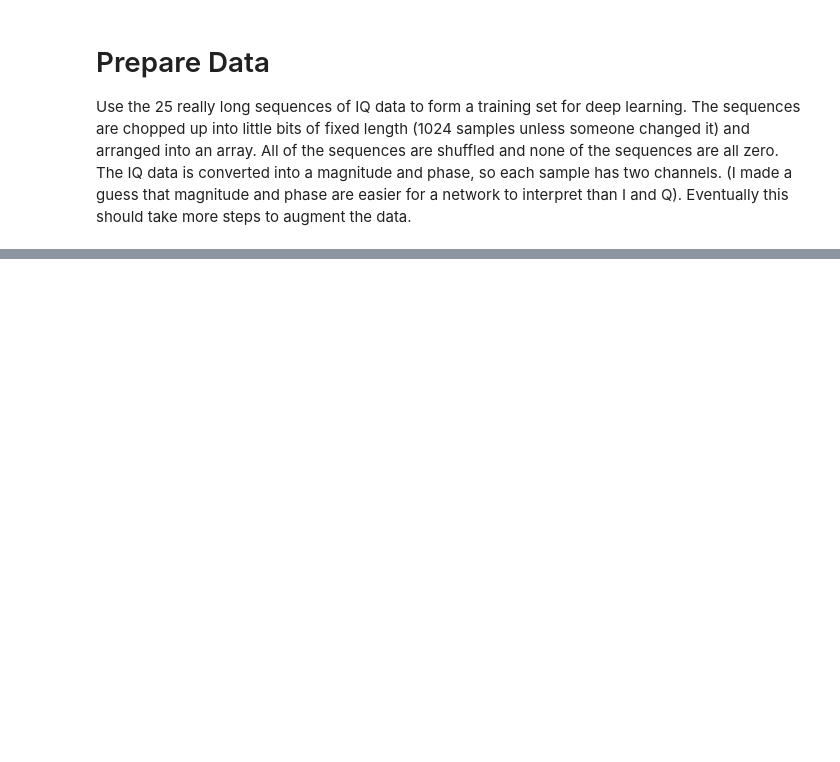
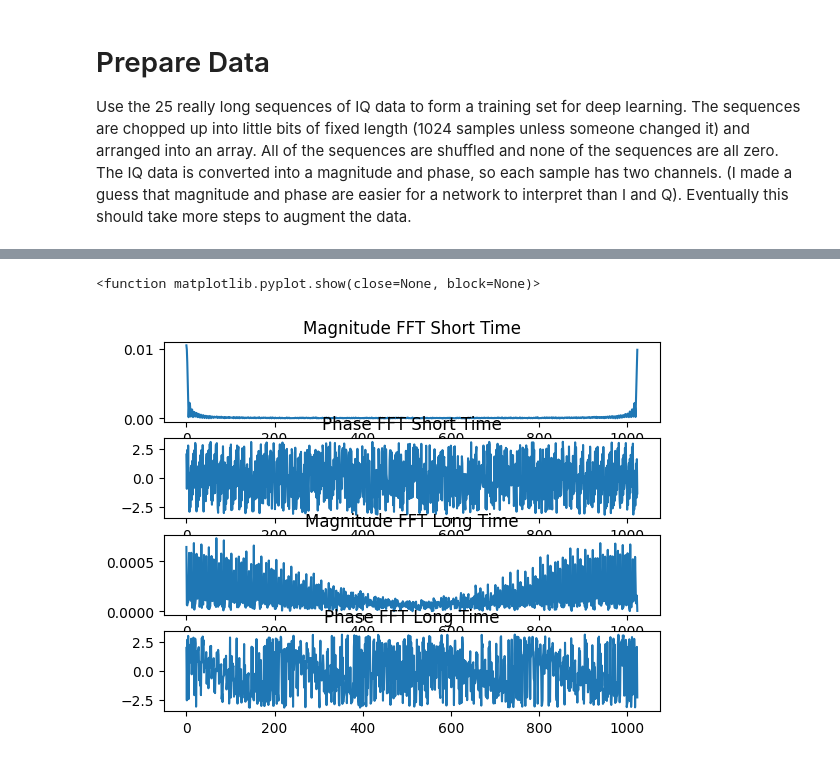
Before and after one commit to RHIT-SrDesign/Radar_to_Audio, a Jupyter notebook: SynthRad21/prepare_data.ipynb, the cells around one changed output, grey strips where cells are left out. Cells and saved outputs as stored; diff of their text form; code cells hidden in the pictures; blank space fills up the shorter version.

```diff
--- a/SynthRad21/prepare_data.ipynb
+++ b/SynthRad21/prepare_data.ipynb
@@ -23,11 +27,13 @@ data_list = os.listdir(data_folder_path)
 # %%
 # Augment the data by picking a random intervals of 1024 samples
 data = np.zeros((N_data, L, 8))
-labels = np.zeros((N_data, 2))
+labels = np.zeros((N_data, 3)) # 5 columns: 0 is emitter ID, 1 is SNRdB, 3 is modulation
 
 for i in range(N_data):
     # Pick an emitter, any emitter
-    k = random.randrange(0, np.size(data_list), 1)
+    # k = random.randrange(0, np.size(data_list), 1) # Using the full list of emitters
+    # k = random.randrange(0, np.size(data_list)//2, 1) # Use only the first half of the list of emitters
+    k = random.randrange(np.size(data_list)//2, np.size(data_list), 1) # Use only the second half of the list of emitters
     data_file = data_list[k]
     mf = MidasFile(data_folder_path+data_file)
 
@@ -75,14 +81,15 @@ for i in range(N_data):
     xf_ps = np.angle(xf_short)
     xf_ml = abs(xf_long)
     xf_pl = np.angle(xf_long)
-    #print('shape', np.shape(x), 'Number of Tries:', try_count)
+
     data[i,:,0] = x_ms
     data[i,:,1] = x_ps
     data[i,:,2] = x_ml
     data[i,:,3] = x_pl
-    data[i,:,4] = x_ms
-    data[i,:,5] = x_ps
-    data[i,:,6] = x_ml
-    data[i,:,7] = x_pl
+    data[i,:,4] = xf_ms
+    data[i,:,5] = xf_ps
+    data[i,:,6] = xf_ml
+    data[i,:,7] = xf_pl
     labels[i,0] = k
     labels[i,1] = SNRdB
+    labels[i,2] = mod_type[k]
@@ -110,2 +143,19 @@ Emitter: 6.0 SNR 12.20761118361201
+# %%
+ax1 = plt.subplot(411)
+plt.plot(data[index,:,4])
+plt.title('Magnitude FFT Short Time')
+ax2 = plt.subplot(412,sharex=ax1)
+plt.plot(data[index,:,5])
+plt.title('Phase FFT Short Time')
+ax1 = plt.subplot(413)
+plt.plot(data[index,:,6])
+plt.title('Magnitude FFT Long Time')
+ax2 = plt.subplot(414,sharex=ax1)
+plt.plot(data[index,:,7])
+plt.title('Phase FFT Long Time')
+plt.show
+# %% [output]
+<function matplotlib.pyplot.show(close=None, block=None)>
+[figure, added]
 # %%
 # Save the prepared training data
```
Also changed, not shown: parts of 5 cells of this notebook, 4 other files.
